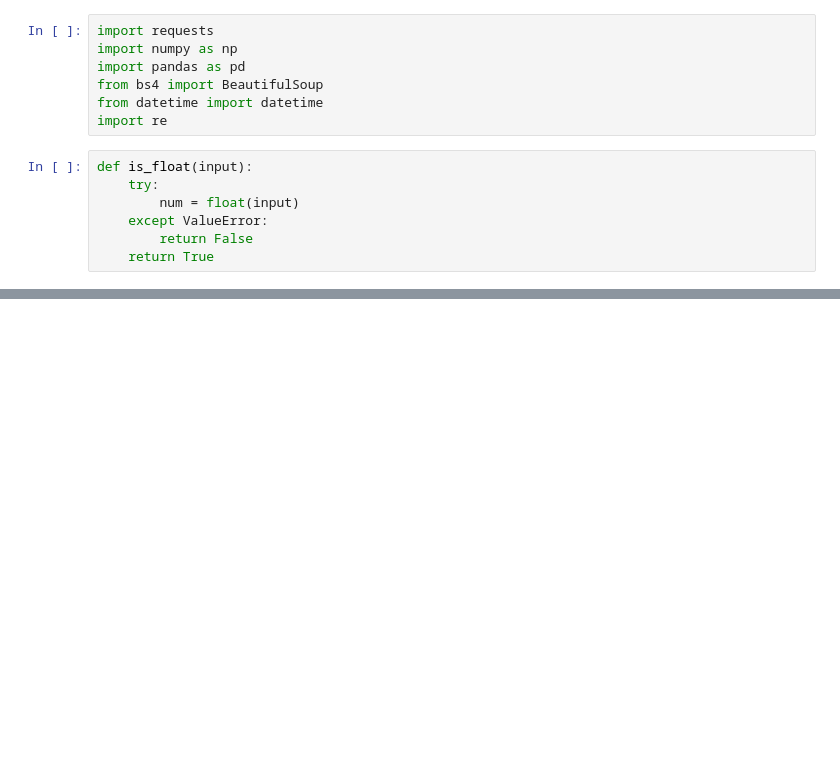
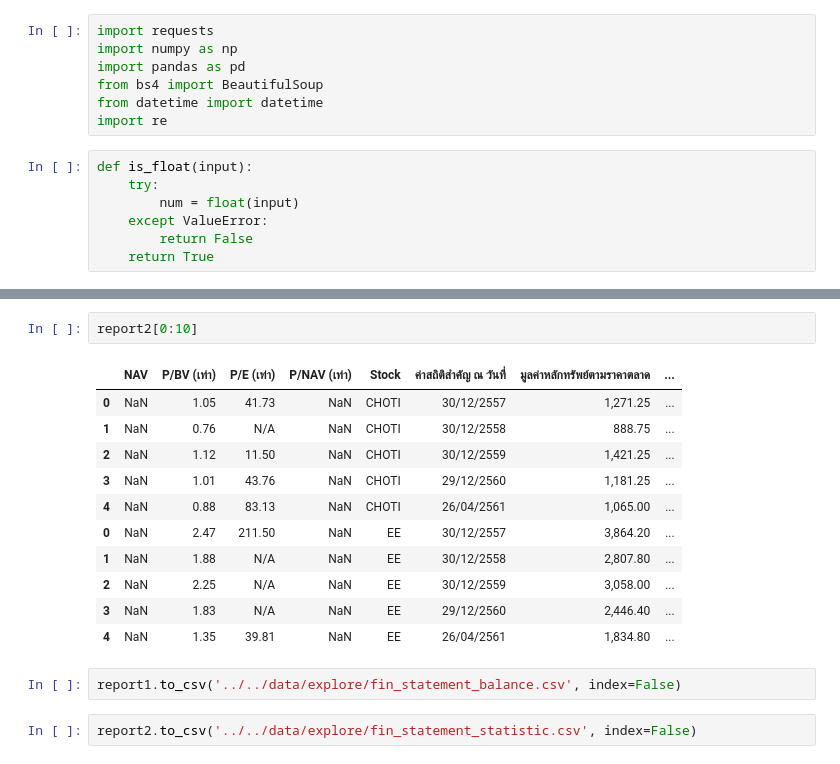
Before and after one commit to Kanbc/stock-analysis, a Jupyter notebook: notebook/2_get_data/3_stock_detail.ipynb, the cells around one changed output, grey strips where cells are left out. Saved outputs shown, nothing was run; the diff lists cells and outputs as text; blank space fills up the shorter version.

Commit message:
financial statement done

```diff
--- a/notebook/2_get_data/3_stock_detail.ipynb
+++ b/notebook/2_get_data/3_stock_detail.ipynb
@@ -225,0 +214,18 @@ len(xx[0])
+# %%
+report2[0:10]
+# %% [output]
+|  | NAV | P/BV (เท่า) | P/E (เท่า) | P/NAV (เท่า) | Stock | ค่าสถิติสำคัญ ณ วันที่ | มูลค่าหลักทรัพย์ตามราคาตลาด | ... |
+| 0 | NaN | 1.05 | 41.73 | NaN | CHOTI | 30/12/2557 | 1,271.25 | ... |
+| 1 | NaN | 0.76 | N/A | NaN | CHOTI | 30/12/2558 | 888.75 | ... |
+| 2 | NaN | 1.12 | 11.50 | NaN | CHOTI | 30/12/2559 | 1,421.25 | ... |
+| 3 | NaN | 1.01 | 43.76 | NaN | CHOTI | 29/12/2560 | 1,181.25 | ... |
+| 4 | NaN | 0.88 | 83.13 | NaN | CHOTI | 26/04/2561 | 1,065.00 | ... |
+| 0 | NaN | 2.47 | 211.50 | NaN | EE | 30/12/2557 | 3,864.20 | ... |
+| 1 | NaN | 1.88 | N/A | NaN | EE | 30/12/2558 | 2,807.80 | ... |
+| 2 | NaN | 2.25 | N/A | NaN | EE | 30/12/2559 | 3,058.00 | ... |
+| 3 | NaN | 1.83 | N/A | NaN | EE | 29/12/2560 | 2,446.40 | ... |
+| 4 | NaN | 1.35 | 39.81 | NaN | EE | 26/04/2561 | 1,834.80 | ... |
+# %%
+report1.to_csv('../../data/explore/fin_statement_balance.csv', index=False)
+# %%
+report2.to_csv('../../data/explore/fin_statement_statistic.csv', index=False)
```
Also changed, not shown: parts of 24 cells of this notebook, 3 other files.
